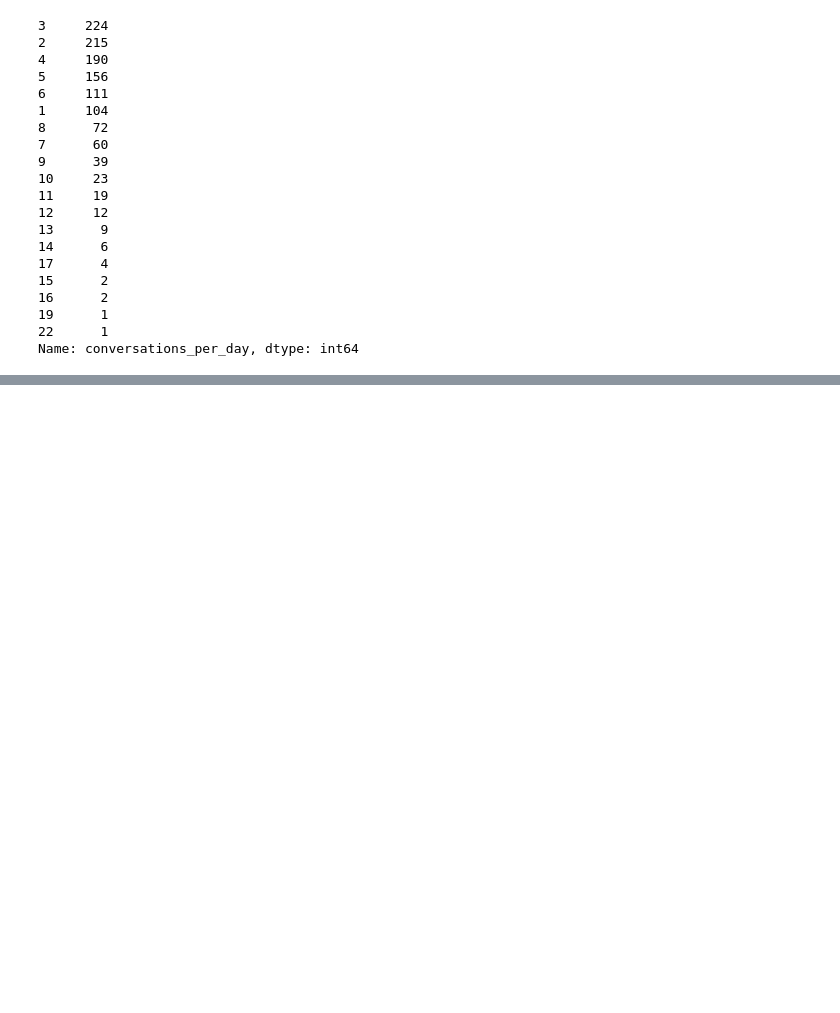
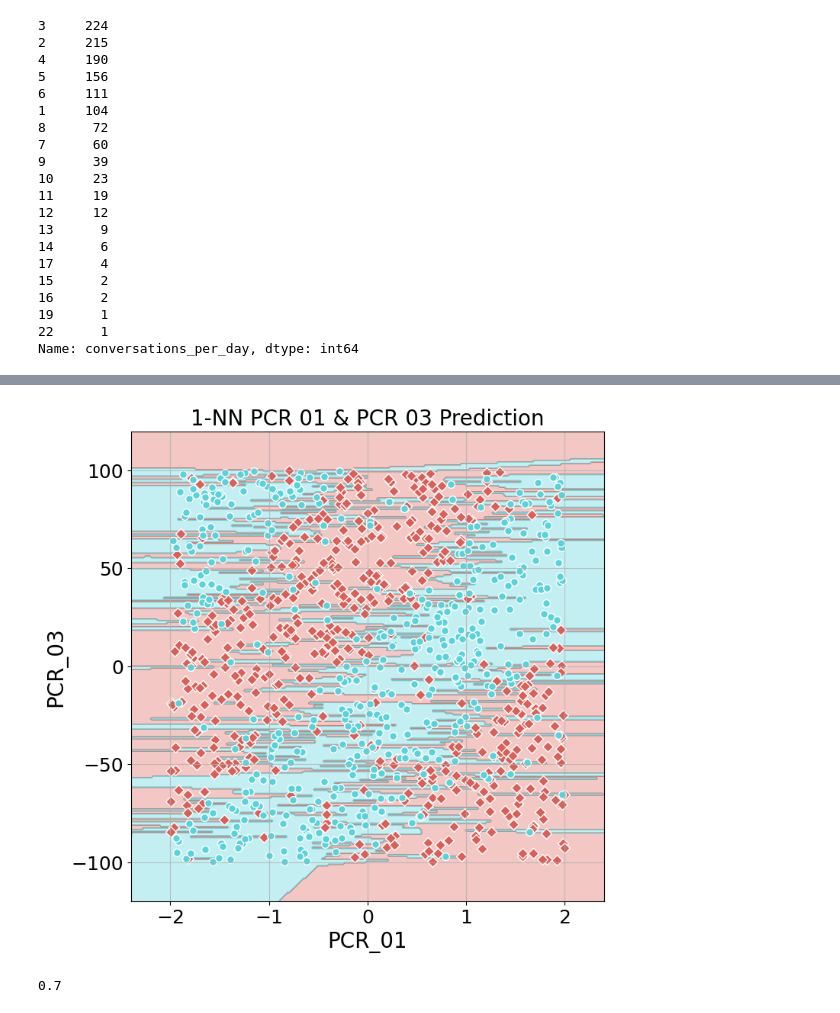
Before and after one commit to Strugoeden121/ATAM1, a Jupyter notebook: Major_HW1_314884602_324490135.ipynb, the cells around one changed output, grey strips where cells are left out. Drawn from its saved outputs; the diff is of its cells as text; code cells hidden in the pictures; blank space fills up the shorter version.

```diff
--- a/Major_HW1_314884602_324490135.ipynb
+++ b/Major_HW1_314884602_324490135.ipynb
@@ -44,0 +71,26 @@ Name: conversations_per_day, dtype: int64
+# %%
+from sklearn.base import BaseEstimator,ClassifierMixin
+from scipy.spatial.distance import cdist
+class kNN(BaseEstimator, ClassifierMixin):
+ def __init__(self, n_neighbors:int = 3):
+  self.n_neighbors = n_neighbors
+  self.X_train = None
+  self.Y_train = None
+
+ def fit(self, X, y):
+    self.X_train = np.array(X)
+    self.Y_train = np.array(y)
+    return self
+
+ def predict(self, X):
+  distances = cdist(X, self.X_train)
+
+
+  nearest_neighbors = np.argpartition(distances, self.n_neighbors, axis = 1)[:,:self.n_neighbors]
+  nearest_labels = self.Y_train[nearest_neighbors]
+
+
+  predictions = np.sign(np.sum(nearest_labels, axis=1))
+
+
+  return predictions
@@ -44,0 +166,9 @@ Name: conversations_per_day, dtype: int64
+# %%
+visualize_clf(knn1, X_train, Y_train, "1-NN PCR 01 & PCR 03 Prediction", "PCR_01", "PCR_03")
+# %% [output]
+[figure, added]
+# %%
+Y_pred = knn1.predict(X_test)
+knn1.score(X_test, Y_test)
+# %% [output]
+0.7
```
Also changed, not shown: parts of 21 cells of this notebook.
